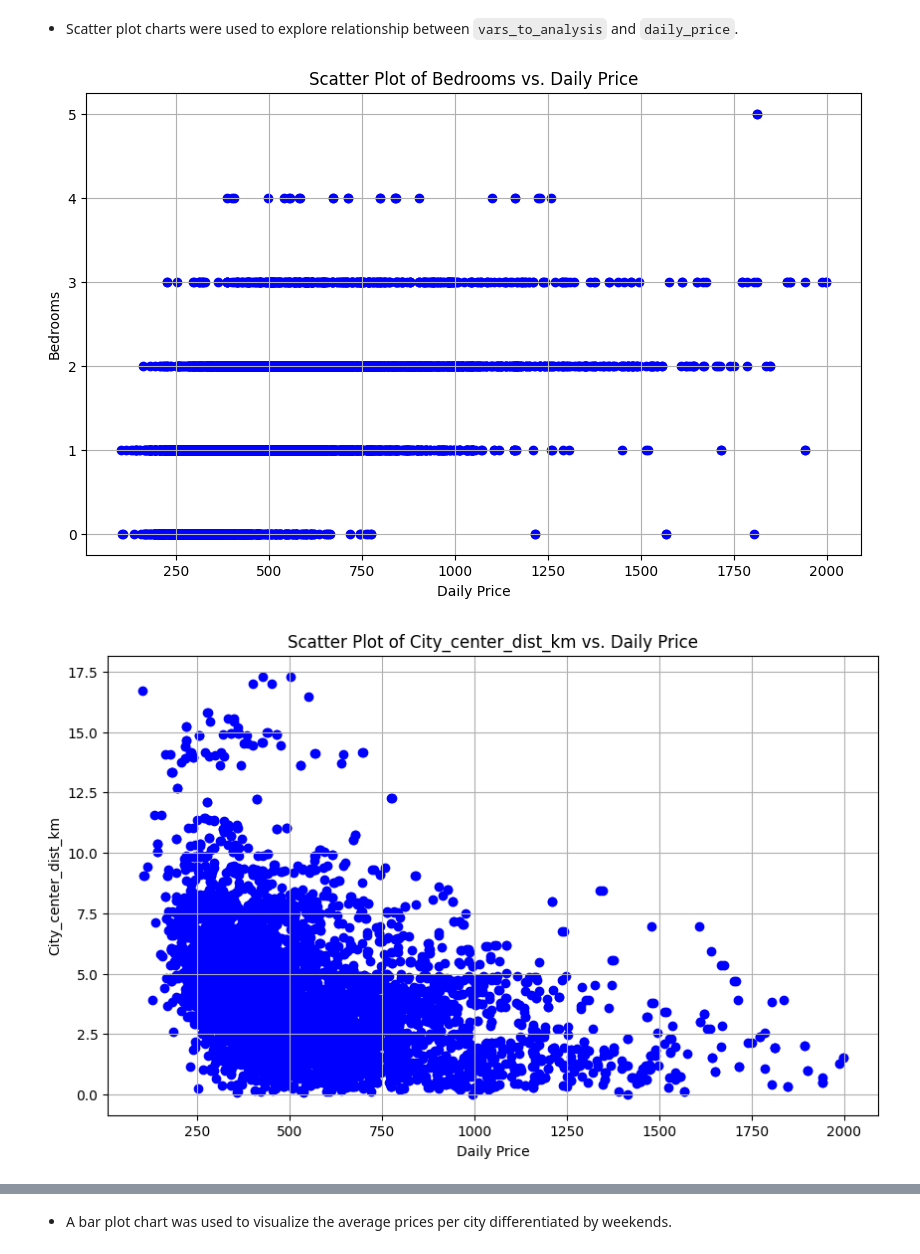
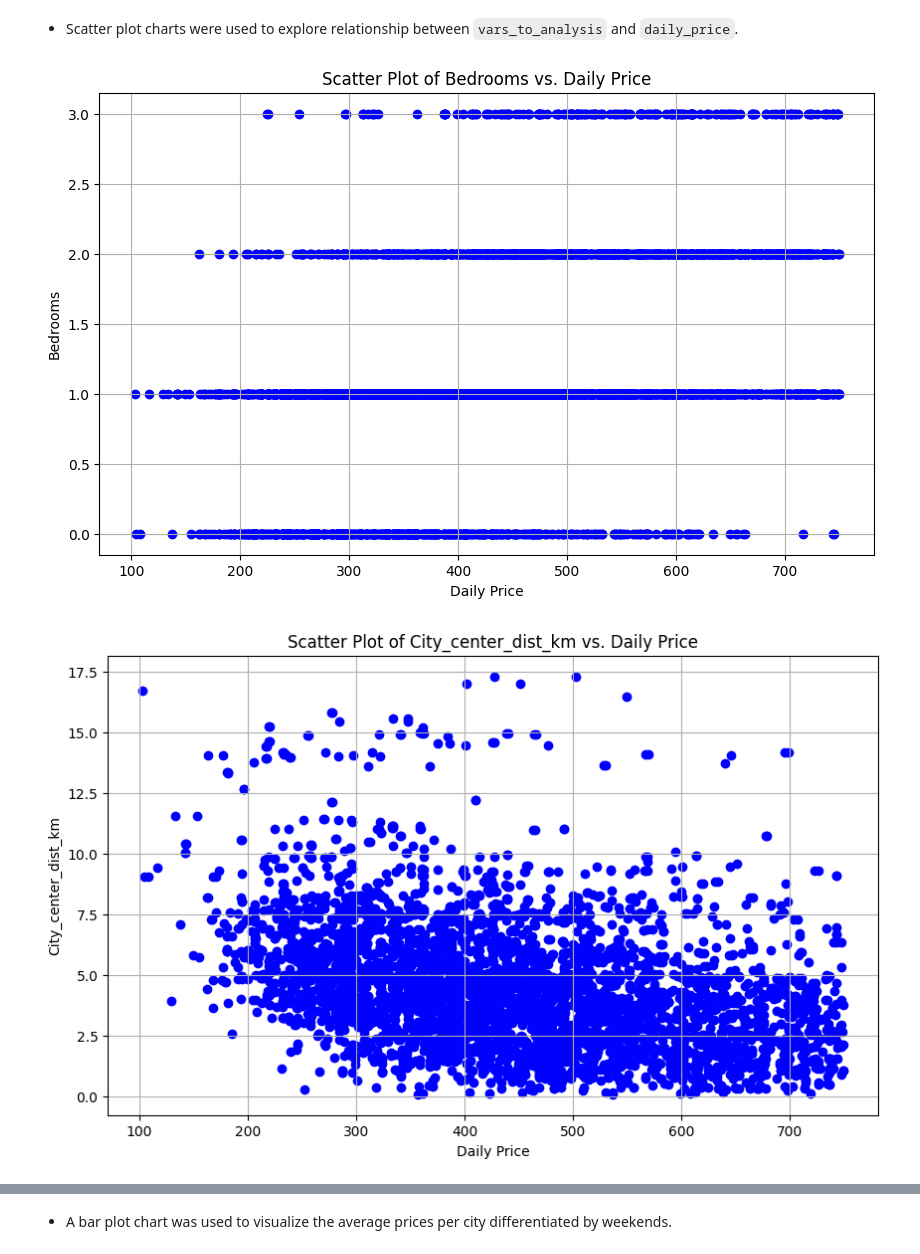
Before and after one commit to MeiryDiniz/europe-airbnb-prices, a Jupyter notebook: jupyter_notebooks/02-AirbnbCaseStudy.ipynb, the cells around one changed output, grey strips where cells are left out. Drawn from its saved outputs; the diff is of its cells as text; code cells hidden in the pictures.

```diff
--- a/jupyter_notebooks/02-AirbnbCaseStudy.ipynb
+++ b/jupyter_notebooks/02-AirbnbCaseStudy.ipynb
@@ -129,5 +132,5 @@ plt.show()
 # %%
-df_filtered = df[df['room_type'] == 'Entire home/apt']
+df_filtered = df[(df['room_type'] == 'Entire home/apt') & (df['bedrooms'] <= 3)]
 df_filtered.head()
 # %% [output]
 |  | city | bedrooms | room_type | city_center_dist_km | metro_dist_km | daily_price | weekends | ... |
@@ -196,7 +199,7 @@ Athens     151.929505  150.673192
 cities_of_interest = ['Amsterdam', 'Barcelona', 'London']
 # Filter data to include only the relevant cities and columns of interest
 relevant_columns = ['daily_price', 'bedrooms', 'city_center_dist_km', 'metro_dist_km', 'weekends', 'city']
-df_subset = df_filtered[(df_filtered['city'].isin(cities_of_interest)) & (df_filtered['daily_price'] <= 2000)][relevant_columns]
+df_subset = df_filtered[(df_filtered['city'].isin(cities_of_interest)) & (df_filtered['daily_price'] <= 750)][relevant_columns]
 
 # Calculate Pearson correlation
 pearson_correlation = df_subset.corr(method='pearson')
@@ -275,8 +266,9 @@ df_subset.describe()
 # %%
 import seaborn as sns
 import matplotlib.pyplot as plt
+df_subset_filtered = df_subset[df_subset['daily_price'] <= 750]
 variables_to_plot = vars_to_analysis + ['daily_price']
-df_subset[variables_to_plot].hist(bins=30, figsize=(15, 10), layout=(2, 3))
+df_subset_filtered[variables_to_plot].hist(bins=30, figsize=(15, 10), layout=(2, 3))
 plt.tight_layout()
 plt.show()
 # %% [output]
@@ -286,13 +278,13 @@ plt.show()
 # %%
 # Loop through each variable in vars_to_analysis
 for var in vars_to_analysis:
     plt.figure(figsize=(10, 6))
-    plt.scatter(df_subset['daily_price'], df_subset[var], color='blue')
+    plt.scatter(df_subset_filtered['daily_price'], df_subset_filtered[var], color='blue')
     plt.title(f'Scatter Plot of {var.capitalize()} vs. Daily Price')
     plt.xlabel('Daily Price')
     plt.ylabel(var.capitalize())
     plt.grid()
     plt.show()
 # %% [output]
-[figure, old version]
+[figure, new version]
-[figure, old version]
+[figure, new version]
```
Also changed, not shown: parts of 11 cells of this notebook, 13 other files.
